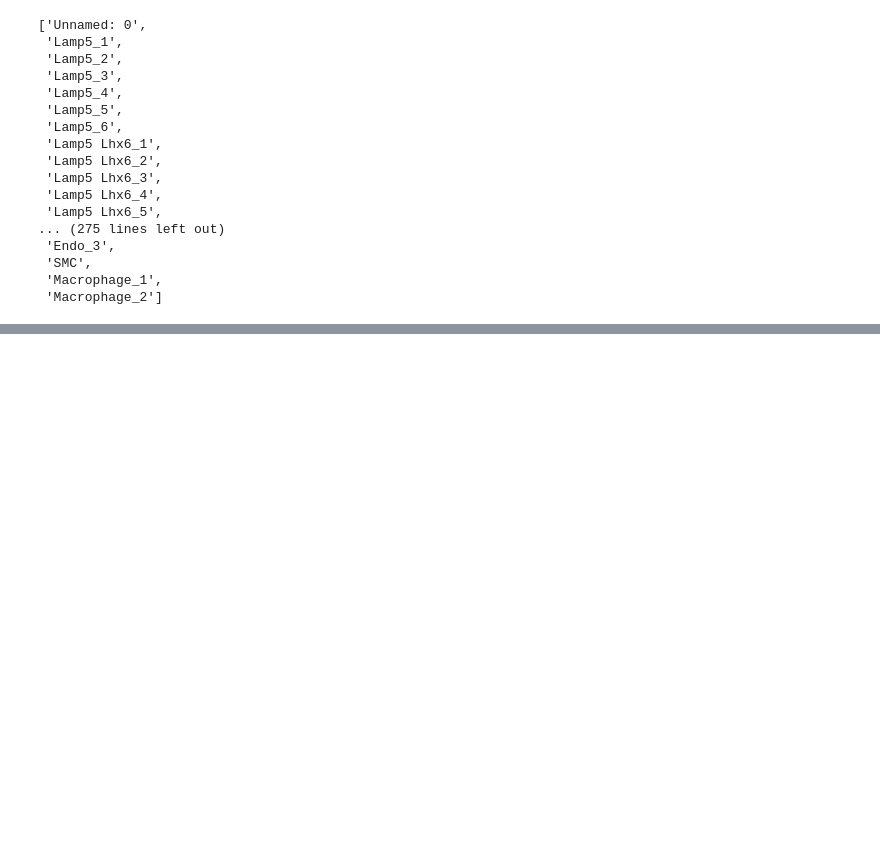
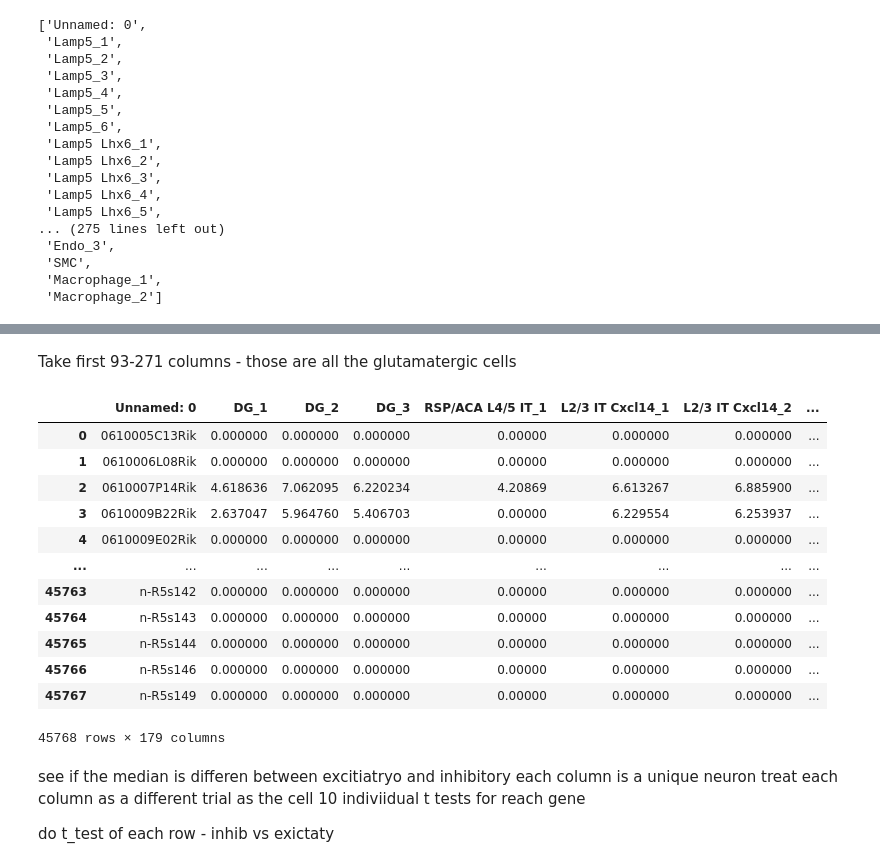
Before and after one commit to bijoudej/BIPN162_FinalProject, a Jupyter notebook: Final_Project_Master.ipynb, the cells around one changed output, grey strips where cells are left out. Drawn from its saved outputs; the diff is of its cells as text; code cells hidden in the pictures; blank space fills up the shorter version.

```diff
--- a/Final_Project_Master.ipynb
+++ b/Final_Project_Master.ipynb
@@ -42,0 +65,29 @@ list(rna_seq_df.columns)
+# %% [markdown]
+Take first 93-271 columns - those are all the glutamatergic cells
+# %%
+glut_cells_noname = list(rna_seq_df.columns)[93:271]
+glut_cells = ['Unnamed: 0'] + glut_cells_noname
+# add column with names of gene
+excit_df = rna_seq_df[glut_cells]
+excit_df
+# %% [output]
+|  | Unnamed: 0 | DG_1 | DG_2 | DG_3 | RSP/ACA L4/5 IT_1 | L2/3 IT Cxcl14_1 | L2/3 IT Cxcl14_2 | ... |
+| 0 | 0610005C13Rik | 0.000000 | 0.000000 | 0.000000 | 0.00000 | 0.000000 | 0.000000 | ... |
+| 1 | 0610006L08Rik | 0.000000 | 0.000000 | 0.000000 | 0.00000 | 0.000000 | 0.000000 | ... |
+| 2 | 0610007P14Rik | 4.618636 | 7.062095 | 6.220234 | 4.20869 | 6.613267 | 6.885900 | ... |
+| 3 | 0610009B22Rik | 2.637047 | 5.964760 | 5.406703 | 0.00000 | 6.229554 | 6.253937 | ... |
+| 4 | 0610009E02Rik | 0.000000 | 0.000000 | 0.000000 | 0.00000 | 0.000000 | 0.000000 | ... |
+| ... | ... | ... | ... | ... | ... | ... | ... | ... |
+| 45763 | n-R5s142 | 0.000000 | 0.000000 | 0.000000 | 0.00000 | 0.000000 | 0.000000 | ... |
+| 45764 | n-R5s143 | 0.000000 | 0.000000 | 0.000000 | 0.00000 | 0.000000 | 0.000000 | ... |
+| 45765 | n-R5s144 | 0.000000 | 0.000000 | 0.000000 | 0.00000 | 0.000000 | 0.000000 | ... |
+| 45766 | n-R5s146 | 0.000000 | 0.000000 | 0.000000 | 0.00000 | 0.000000 | 0.000000 | ... |
+| 45767 | n-R5s149 | 0.000000 | 0.000000 | 0.000000 | 0.00000 | 0.000000 | 0.000000 | ... |
+45768 rows × 179 columns
+# %% [markdown]
+see if the median is differen between excitiatryo and inhibitory
+each column is a unique neuron
+treat each column as a different trial as the cell
+10 indiviidual t tests for reach gene
+
+do t_test of each row - inhib vs exictaty
```
Also changed, not shown: parts of 5 cells of this notebook.
